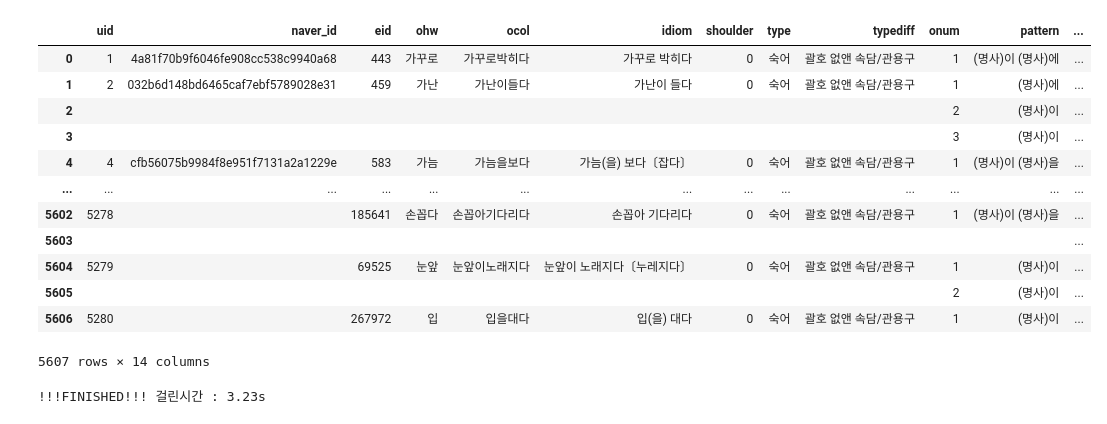
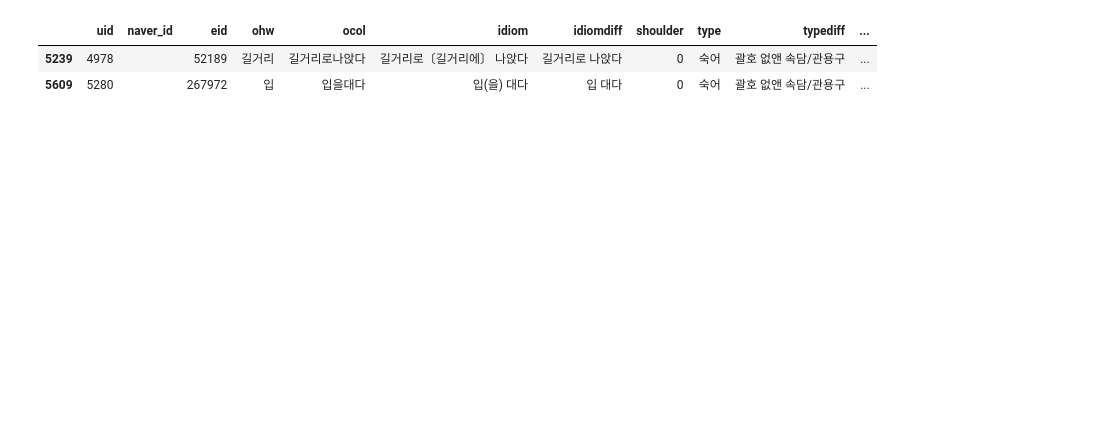
Before and after one commit to Jyoonly/openpro, a Jupyter notebook: kordic/code/idiom.ipynb, the cells around one changed output. Cells and saved outputs as stored; diff of their text form; code cells hidden in the pictures; blank space fills up the shorter version.

```diff
--- a/kordic/code/idiom.ipynb
+++ b/kordic/code/idiom.ipynb
@@ -141,7 +174,7 @@ for i in range(LEN):
         target.loc[i, 'example'] = temps[0].strip()
         for example in temps[1:]:
             new_row = target.loc[i, :].copy()
-            new_row['example'] = temps[1].strip()
+            new_row['example'] = example.strip()
             extra_list.append(new_row)
 
 LEN2 = len(extra_list)
@@ -152,6 +185,7 @@ for i in range(LEN2):
                             'explan':[extra_list[i]['explan']], 'example':extra_list[i]['example']})
     target = pd.concat([target, new_row], ignore_index=True)
 
+target['sim_type'].fillna('', inplace=True)
 target['similar_expression'].fillna('', inplace=True)
 target = target.sort_values(by='uid', kind='stable')
 target = target.reset_index(drop=True)
@@ -164,19 +204,39 @@ For example, when doing 'df[col].method(value, inplace=True)', try using 'df.met
   target['similar_expression'].fillna('', inplace=True)
 # %%
 # 9. 뜻풀이 참조어 링크 태그로 변환 + <유>
+# %%
+# 10. 이형태 정보
+LEN = len(target)
+pattern1 = '\((.*?)\)'
+pattern2 = '〔(.*?)〕'
+for i in range(LEN):
+    if target.loc[i, 'idiom'] != "":
+        target.loc[i, 'idiomdiff'] = re.sub(pattern1, "", target.loc[i, 'idiom'])
+        target.loc[i, 'idiomdiff'] = re.sub(pattern2, "", target.loc[i, 'idiomdiff'])
+
+target = target[['uid', 'eid', 'ohw', 'ocol', 'idiom', 'idiomdiff', 'shoulder', 'type',
+        'typediff', 'onum', 'pattern', 'explan', 'example', 'sim_type',
+        'similar_expression']]
 # %%
-# 10. 중복제거
-condition = target.duplicated(subset=['uid', 'onum'], keep='first')
-condition2 = target.duplicated(subset=['uid'], keep='first')
-target.loc[condition, 'uid':'explan'] = ""
-target.loc[condition2, 'uid':'typediff'] = ""
+# 11. 중복제거
+condition1 = target.duplicated(subset=['uid', 'onum', 'example'], keep='first')
+condition2 = target.duplicated(subset=['uid', 'onum'], keep='first')
+condition3 = target.duplicated(subset=['uid'], keep='first')
+condition_final = target.duplicated()
+target.loc[condition1, 'uid':'example'] = ''
+target.loc[condition2, 'uid':'explan'] = ''
+target.loc[condition3, 'uid':'typediff'] = ''
+target = target.drop(target[condition_final].index)
+target = target.reset_index(drop=True)
 # %%
-# 11. 네이버와 아이디 매칭
+# 12. 네이버와 아이디 매칭
 target['naver_id'] = ""
-target = target[['uid', 'naver_id', 'eid', 'ohw', 'ocol', 'idiom', 'shoulder', 'type', 'typediff',
-                'onum', 'pattern', 'explan', 'example', 'similar_expression']]
+target = target[['uid', 'naver_id', 'eid', 'ohw', 'ocol', 'idiom', 'idiomdiff', 'shoulder', 'type', 'typediff',
+                'onum', 'pattern', 'explan', 'example', 'sim_type', 'similar_expression']]
 
 ID = pd.read_csv('../asset/idiom_id.csv')
+ID.rename(columns={'naver_ID':'naver_id'}, inplace=True)
+ID['is_matched'] = 'dismatched'
 LEN = len(target)
 LEN_ID = len(ID)
 for i in range(LEN):
@@ -190,6 +250,7 @@ for i in range(LEN):
                 try_idiom = ID.loc[mid, 'idiom']
                 if target_idiom == try_idiom:
                         target.loc[i, 'naver_id'] = ID.loc[mid, 'naver_id']
+                        ID.loc[mid, 'is_matched'] = 'matched'
                         break
                 elif target_idiom < try_idiom:
                         end = mid - 1
@@ -204,22 +269,6 @@ print(f"신규(매칭 안됨) : {len(target[condition])}")
 # %%
-target
+target[condition]
 # %% [output]
-|  | uid | naver_id | eid | ohw | ocol | idiom | shoulder | type | typediff | onum | pattern | ... |
-| 0 | 1 | 4a81f70b9f6046fe908cc538c9940a68 | 443 | 가꾸로 | 가꾸로박히다 | 가꾸로 박히다 | 0 | 숙어 | 괄호 없앤 속담/관용구 | 1 | (명사)이 (명사)에 | ... |
-| 1 | 2 | 032b6d148bd6465caf7ebf5789028e31 | 459 | 가난 | 가난이들다 | 가난이 들다 | 0 | 숙어 | 괄호 없앤 속담/관용구 | 1 | (명사)에 | ... |
-| 2 |  |  |  |  |  |  |  |  |  | 2 | (명사)이 | ... |
-| 3 |  |  |  |  |  |  |  |  |  | 3 | (명사)이 | ... |
-| 4 | 4 | cfb56075b9984f8e951f7131a2a1229e | 583 | 가늠 | 가늠을보다 | 가늠(을) 보다〔잡다〕 | 0 | 숙어 | 괄호 없앤 속담/관용구 | 1 | (명사)이 (명사)을 | ... |
-| ... | ... | ... | ... | ... | ... | ... | ... | ... | ... | ... | ... | ... |
-| 5602 | 5278 |  | 185641 | 손꼽다 | 손꼽아기다리다 | 손꼽아 기다리다 | 0 | 숙어 | 괄호 없앤 속담/관용구 | 1 | (명사)이 (명사)을 | ... |
-| 5603 |  |  |  |  |  |  |  |  |  |  |  | ... |
-| 5604 | 5279 |  | 69525 | 눈앞 | 눈앞이노래지다 | 눈앞이 노래지다〔누레지다〕 | 0 | 숙어 | 괄호 없앤 속담/관용구 | 1 | (명사)이 | ... |
-| 5605 |  |  |  |  |  |  |  |  |  | 2 | (명사)이 | ... |
-| 5606 | 5280 |  | 267972 | 입 | 입을대다 | 입(을) 대다 | 0 | 숙어 | 괄호 없앤 속담/관용구 | 1 | (명사)이 | ... |
+|  | uid | naver_id | eid | ohw | ocol | idiom | idiomdiff | shoulder | type | typediff | ... |
+| 5239 | 4978 |  | 52189 | 길거리 | 길거리로나앉다 | 길거리로〔길거리에〕 나앉다 | 길거리로 나앉다 | 0 | 숙어 | 괄호 없앤 속담/관용구 | ... |
+| 5609 | 5280 |  | 267972 | 입 | 입을대다 | 입(을) 대다 | 입 대다 | 0 | 숙어 | 괄호 없앤 속담/관용구 | ... |
-5607 rows × 14 columns
-# %%
-target.to_csv('../result/processed_idiom.csv', index=False)
-end_time = time()
-print(f"!!!FINISHED!!! 걸린시간 : {round(end_time - start_time, 2)}s")
-# %% [output]
-!!!FINISHED!!! 걸린시간 : 3.23s
```
Also changed, not shown: parts of 9 cells of this notebook, 6 other files.
